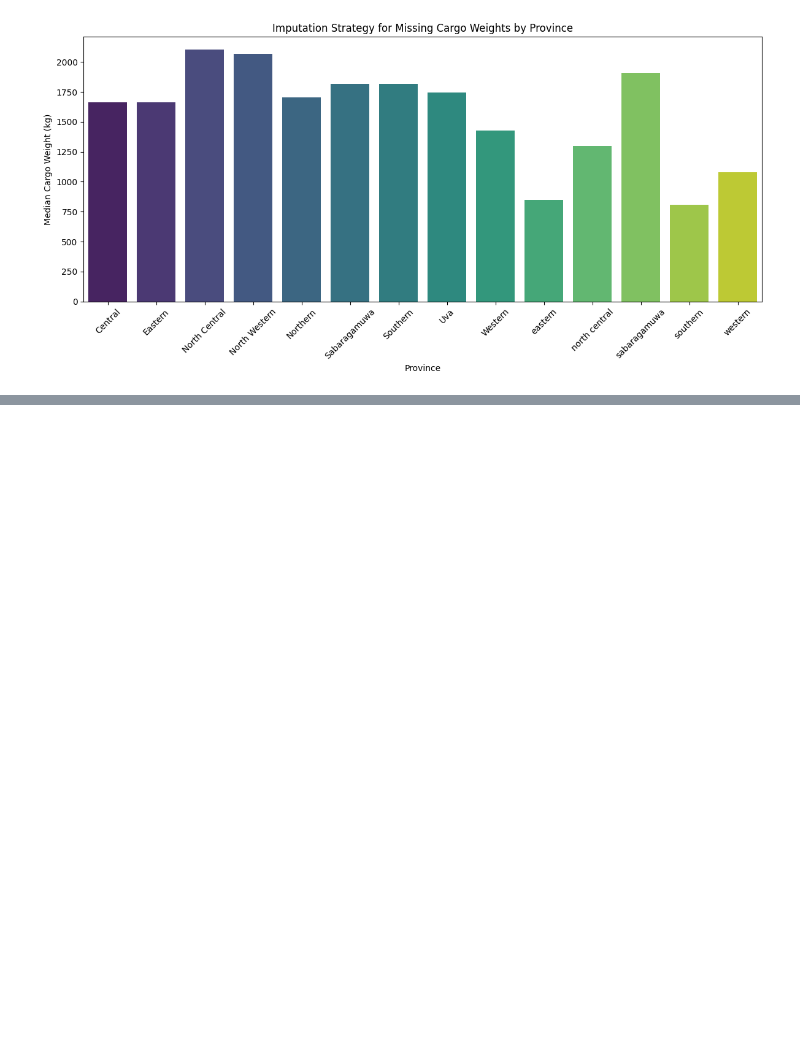
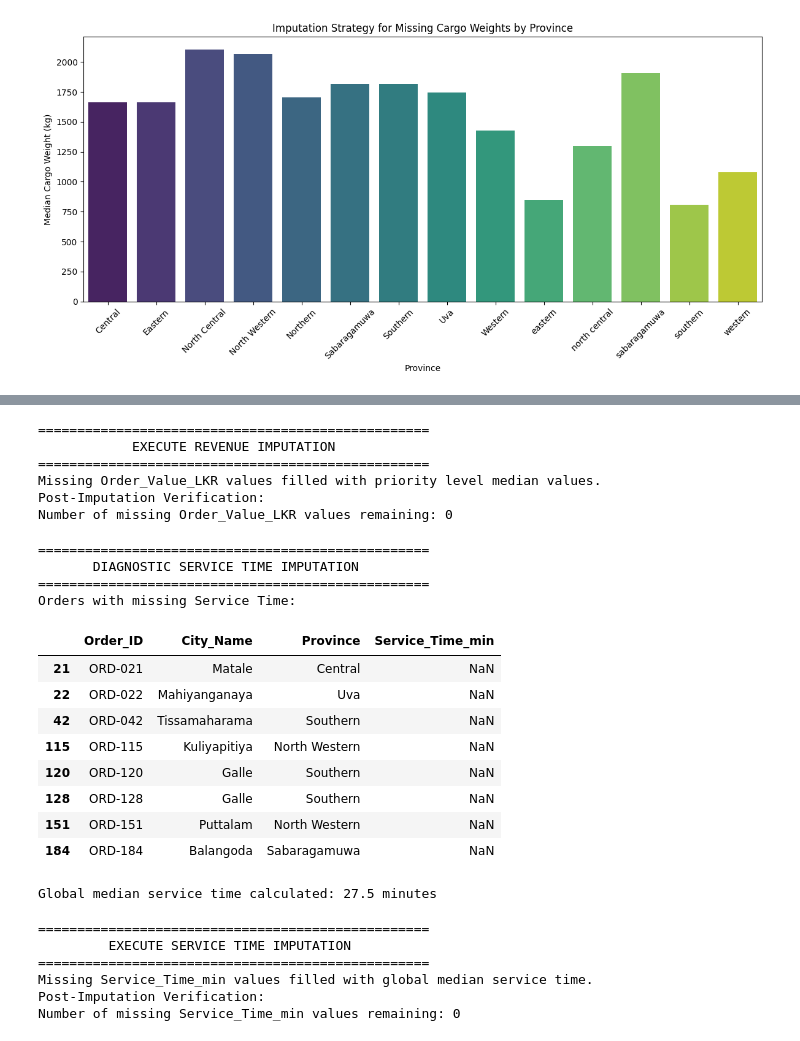
Before and after one commit to goyumsamuditha/Q3_Route_Scheduler, a Jupyter notebook: notebooks/ETL_Data_Prep.ipynb, the cells around one changed output, grey strips where cells are left out. Saved outputs shown, nothing was run; the diff lists cells and outputs as text; code cells hidden in the pictures; blank space fills up the shorter version.

```diff
--- a/notebooks/ETL_Data_Prep.ipynb
+++ b/notebooks/ETL_Data_Prep.ipynb
@@ -243,0 +341,70 @@ KeyError: 'City_Name'
+# %%
+print("==================================================")
+print("            EXECUTE REVENUE IMPUTATION            ")
+print("==================================================")
+
+# Fill missing Order_Value_LKR values with the median value of their respective priority levels
+delivery_orders['Order_Value_LKR'] = delivery_orders['Order_Value_LKR'].fillna(delivery_orders.groupby('Priority_Level')['Order_Value_LKR'].transform('median'))
+print("Missing Order_Value_LKR values filled with priority level median values.")
+
+# Verification of imputation
+print("Post-Imputation Verification:")
+print(f"Number of missing Order_Value_LKR values remaining: {delivery_orders['Order_Value_LKR'].isnull().sum()}")
+# %% [output]
+==================================================
+            EXECUTE REVENUE IMPUTATION
+==================================================
+Missing Order_Value_LKR values filled with priority level median values.
+Post-Imputation Verification:
+Number of missing Order_Value_LKR values remaining: 0
+# %%
+print("==================================================")
+print("       DIAGNOSTIC SERVICE TIME IMPUTATION         ")
+print("==================================================")
+
+# Isolate the Blanks
+print("Orders with missing Service Time:")
+missing_service_time_orders = delivery_orders[delivery_orders['Service_Time_min'].isnull()]
+
+if not missing_service_time_orders.empty:
+    display(missing_service_time_orders[['Order_ID', 'City_Name', 'Province', 'Service_Time_min']])
+else:
+    print("No orders with missing Service Time found.")
+
+# Caluculate the global median service time for imputation
+global_median_service_time = delivery_orders['Service_Time_min'].median()
+print(f"Global median service time calculated: {global_median_service_time} minutes")
+# %% [output]
+==================================================
+       DIAGNOSTIC SERVICE TIME IMPUTATION
+==================================================
+Orders with missing Service Time:
+|  | Order_ID | City_Name | Province | Service_Time_min |
+| 21 | ORD-021 | Matale | Central | NaN |
+| 22 | ORD-022 | Mahiyanganaya | Uva | NaN |
+| 42 | ORD-042 | Tissamaharama | Southern | NaN |
+| 115 | ORD-115 | Kuliyapitiya | North Western | NaN |
+| 120 | ORD-120 | Galle | Southern | NaN |
+| 128 | ORD-128 | Galle | Southern | NaN |
+| 151 | ORD-151 | Puttalam | North Western | NaN |
+| 184 | ORD-184 | Balangoda | Sabaragamuwa | NaN |
+Global median service time calculated: 27.5 minutes
+# %%
+print("==================================================")
+print("         EXECUTE SERVICE TIME IMPUTATION          ")
+print("==================================================")
+
+# Fill missing Service_Time_min values with the global median service time
+delivery_orders['Service_Time_min'] = delivery_orders['Service_Time_min'].fillna(global_median_service_time)
+print("Missing Service_Time_min values filled with global median service time.")
+
+# Verification of imputation
+print("Post-Imputation Verification:")
+print(f"Number of missing Service_Time_min values remaining: {delivery_orders['Service_Time_min'].isnull().sum()}")
+# %% [output]
+==================================================
+         EXECUTE SERVICE TIME IMPUTATION
+==================================================
+Missing Service_Time_min values filled with global median service time.
+Post-Imputation Verification:
+Number of missing Service_Time_min values remaining: 0
```
Also changed, not shown: parts of 11 cells of this notebook.
